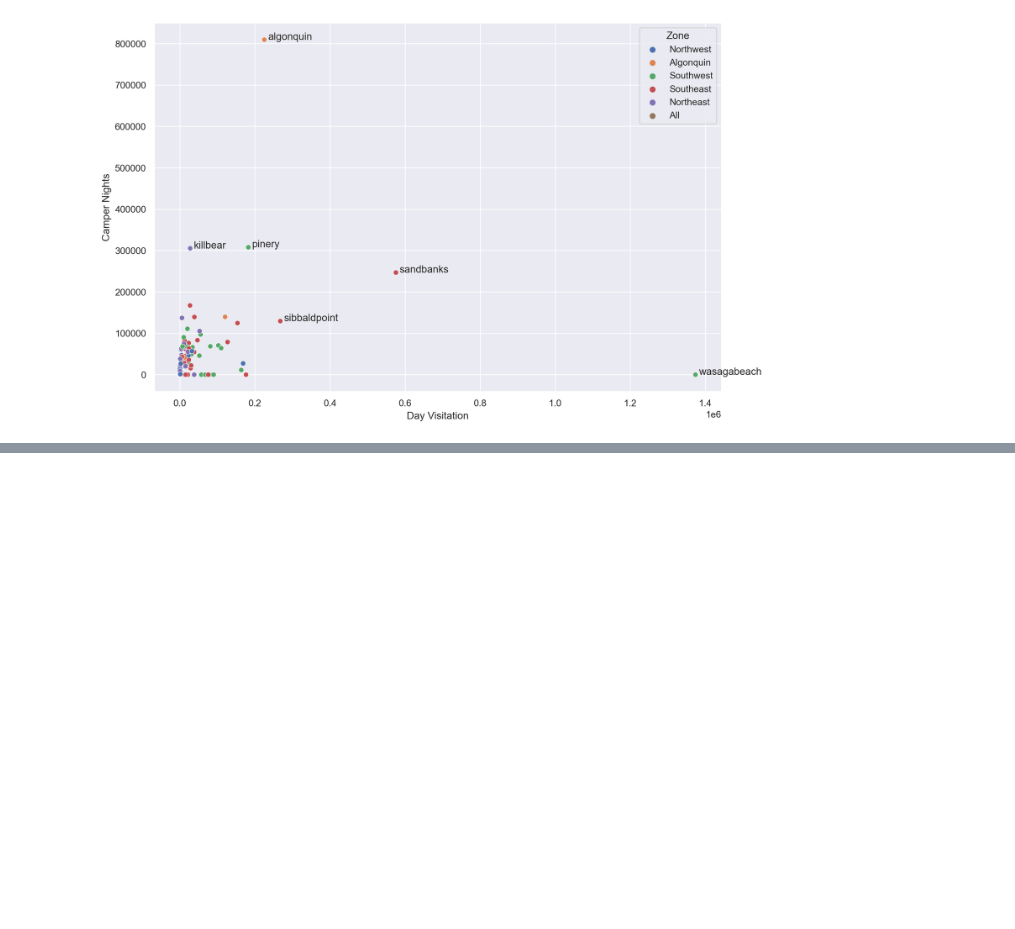
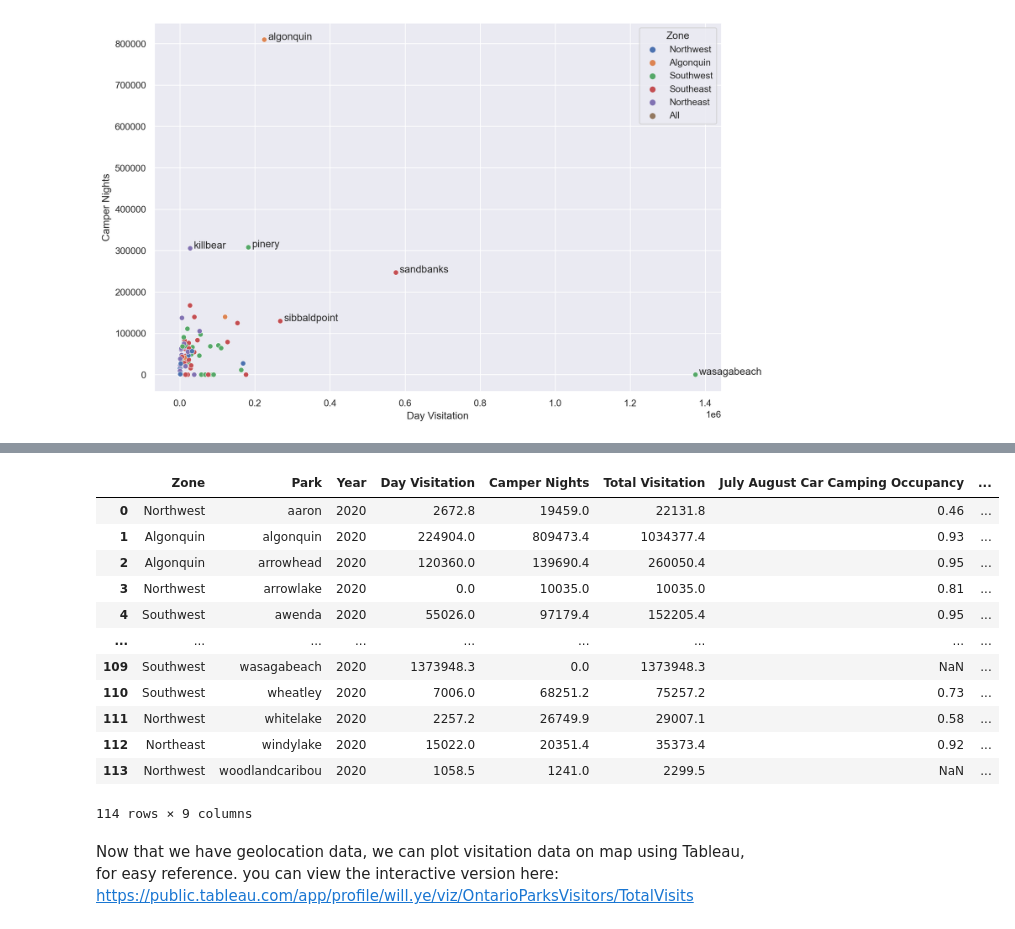
Before and after one commit to ydatay/Ontario_Parks_Visits, a Jupyter notebook: Ontario_Parks_Analysis.ipynb, the cells around one changed output, grey strips where cells are left out. Drawn from its saved outputs; the diff is of its cells as text; code cells hidden in the pictures; blank space fills up the shorter version.

Commit message:
added tableau viz

```diff
--- a/Ontario_Parks_Analysis.ipynb
+++ b/Ontario_Parks_Analysis.ipynb
@@ -30,6 +38,6 @@ df.describe().transpose()
 A quick look at the data, we discover that 'Year' column is always 2020, so we can safely drop this column. There are two main metrics for visitation: 'Day Visitation' and 'Camper Nights', according to the data notes, 'Day Visitation' is an estimate of all the dayuse users, and 'Camper Nights' counts total people staying in campsites overnight. 'Total Visitation' is simply the sum of the two, and 'July August Car Camping Occupancy' describes percentage of campsites occupied out of all available campsites.
 # %%
-# df = df.drop('Year', axis=1)
+df = df.drop('Year', axis=1)
 df.info()
 # %% [output]
 <class 'pandas.core.frame.DataFrame'>
@@ -60,0 +75,39 @@ for park in top_parks:
+# %%
+import requests
+import json
+
+API_Key = "REDACTED"
+park_list = df['Park']
+f = open("parks.txt", "w")
+for park_name in park_list:
+    url = "https://maps.googleapis.com/maps/api/place/findplacefromtext/json?input="
+    +park_name+"provincial park"+"%20in%20Ontario&inputtype=textquery&fields=geometry&key="+API_key
+    payload = {}
+    headers = {}
+    response = requests.request("GET", url, headers=headers, data=payload)
+    test = json.loads(response.text)
+    # unpacking the response we got from Google, and saving it in a csv file
+    f.write(park_name +","+ str(test["candidates"][0]["geometry"]["location"]['lat']) + ","+
+            str(test["candidates"][0]["geometry"]["location"]['lng']))
+
+# Now that we have the coordinates saved in the text file we created, let's merge that with existing data
+parks_coor = pd.read_csv('parks_coor.txt')
+df1 = pd.merge(df, parks_coor, how='left', on='Park')
+df1
+# %% [output]
+|  | Zone | Park | Year | Day Visitation | Camper Nights | Total Visitation | July August Car Camping Occupancy | ... |
+| 0 | Northwest | aaron | 2020 | 2672.8 | 19459.0 | 22131.8 | 0.46 | ... |
+| 1 | Algonquin | algonquin | 2020 | 224904.0 | 809473.4 | 1034377.4 | 0.93 | ... |
+| 2 | Algonquin | arrowhead | 2020 | 120360.0 | 139690.4 | 260050.4 | 0.95 | ... |
+| 3 | Northwest | arrowlake | 2020 | 0.0 | 10035.0 | 10035.0 | 0.81 | ... |
+| 4 | Southwest | awenda | 2020 | 55026.0 | 97179.4 | 152205.4 | 0.95 | ... |
+| ... | ... | ... | ... | ... | ... | ... | ... | ... |
+| 109 | Southwest | wasagabeach | 2020 | 1373948.3 | 0.0 | 1373948.3 | NaN | ... |
+| 110 | Southwest | wheatley | 2020 | 7006.0 | 68251.2 | 75257.2 | 0.73 | ... |
+| 111 | Northwest | whitelake | 2020 | 2257.2 | 26749.9 | 29007.1 | 0.58 | ... |
+| 112 | Northeast | windylake | 2020 | 15022.0 | 20351.4 | 35373.4 | 0.92 | ... |
+| 113 | Northwest | woodlandcaribou | 2020 | 1058.5 | 1241.0 | 2299.5 | NaN | ... |
+114 rows × 9 columns
+# %% [markdown]
+Now that we have geolocation data, we can plot visitation data on map using Tableau, for easy reference.
+you can view the interactive version here: https://public.tableau.com/app/profile/will.ye/viz/OntarioParksVisitors/TotalVisits
```
Also changed, not shown: parts of 8 cells of this notebook, 2 other files.
